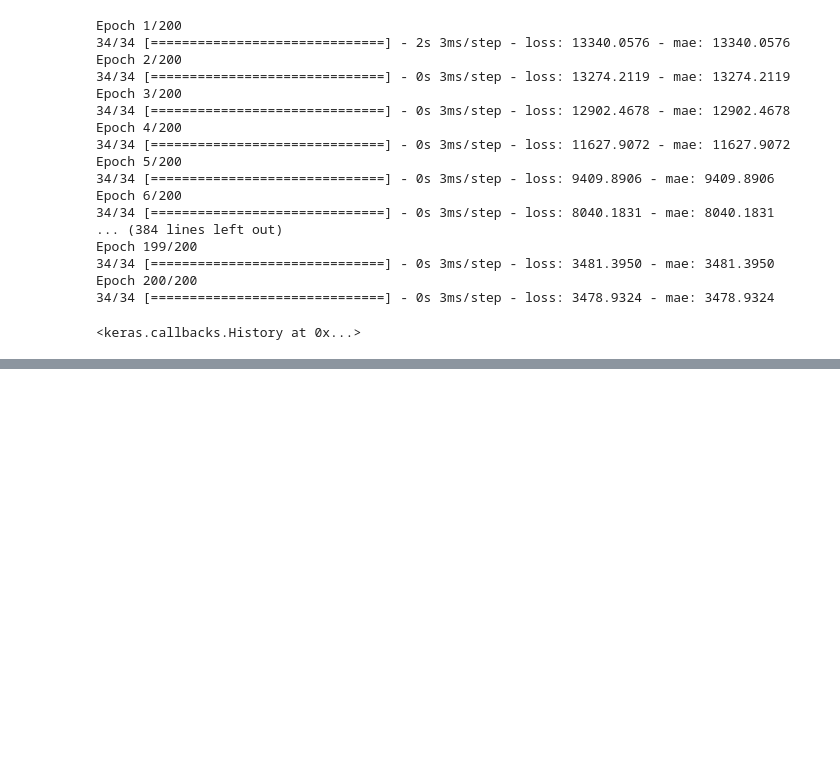
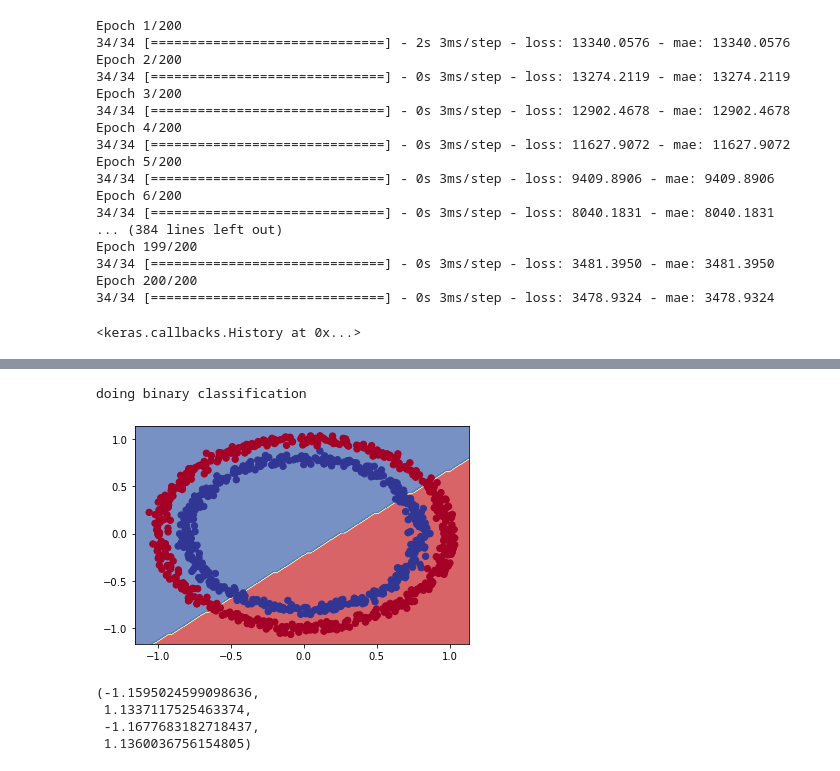
Before and after one commit to Goyalscode/Character-Recognition-Using-DL, a Jupyter notebook: learning_concepts_practice/practice.ipynb, the cells around one changed output, grey strips where cells are left out. Cells and saved outputs as stored; diff of their text form; code cells hidden in the pictures; blank space fills up the shorter version.

```diff
--- a/learning_concepts_practice/practice.ipynb
+++ b/learning_concepts_practice/practice.ipynb
@@ -3096,0 +3263,18 @@ Epoch 200/200
+# %%
+# we are working on a binary classification problem and our model is getting around 50% accuracy it is performing as if it is guessing so
+# adding another layer to improve the model
+
+# set the random seed
+tf.random.set_seed(42)
+
+
+model_2 = tf.keras.Sequential([
+          tf.keras.layers.Dense(1),
+          tf.keras.layers.Dense(1)
+])
+
+model_2.compile(loss = tf.keras.losses.BinaryCrossentropy(),
+                optimizer = tf.keras.optimizers.SGD(),
+                metrics = ["accuracy"])
+
+model_2.fit(X, y, epochs = 100, verbose=0)  # ideally we should fit on the training data and evaluate on the testing data
@@ -3096,0 +3302,17 @@ Epoch 200/200
+# %%
+# increase the no of hidden units , adding an extra layer
+
+tf.random.set_seed(42)
+
+# create
+model_3 = tf.keras.Sequential([
+          tf.keras.layers.Dense(100),  # adding 100 dense neurons
+          tf.keras.layers.Dense(10),   # adding anothe layer with 10 neurons
+          tf.keras.layers.Dense(1)
+])
+
+model_3.compile(loss = tf.keras.losses.BinaryCrossentropy(),   #  loss function is that how wrong our model predictions are
+                optimizer = tf.keras.optimizers.Adam(),
+                metrics = ["accuracy"])
+
+model_3.fit(X, y, epochs = 100, verbose = 0)
@@ -3096,0 +3427,7 @@ Epoch 200/200
+# %%
+# plotting
+# decision boundary -> cut off point between the decisions it is making red and blue dots
+plot_decision_boundary(model = model_3, X = X, y = y)
+# %% [output]
+doing binary classification
+[figure, added]
@@ -3096,0 +3438,11 @@ Epoch 200/200
+# %%
+#    x_min, x_max = X[:, 0].min() - 0.1, X[:, 0].max() + 0.1   # we do 0.1 to give margin
+
+y_min, y_max = X[:, 1].min() - 0.1, X[:, 1].max() + 0.1
+
+x_min, x_max, y_min, y_max   # these are the boundaries to create our meshgrid
+# %% [output]
+(-1.1595024599098636,
+ 1.1337117525463374,
+ -1.1677683182718437,
+ 1.1360036756154805)
```
Also changed, not shown: parts of 37 cells of this notebook.
